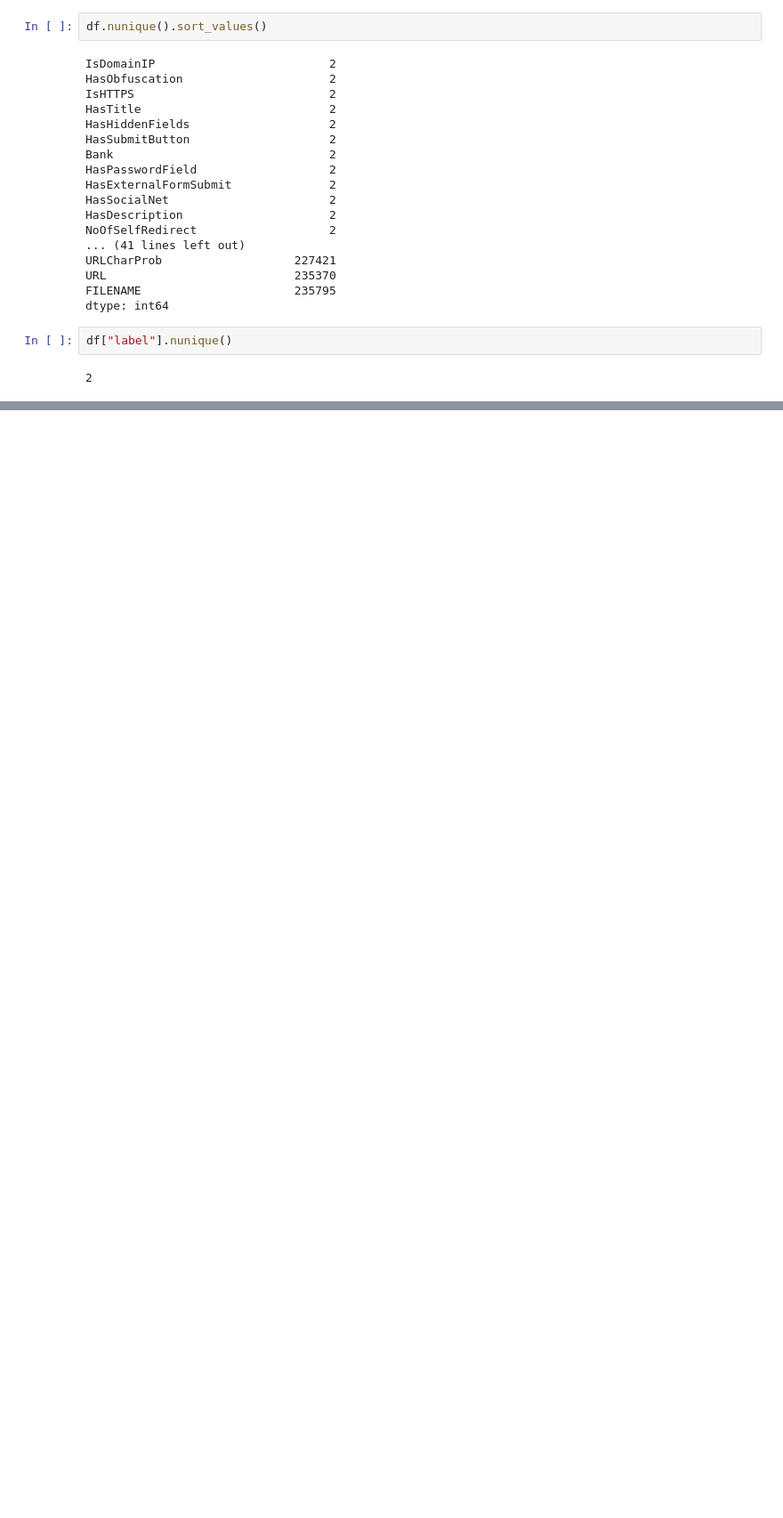
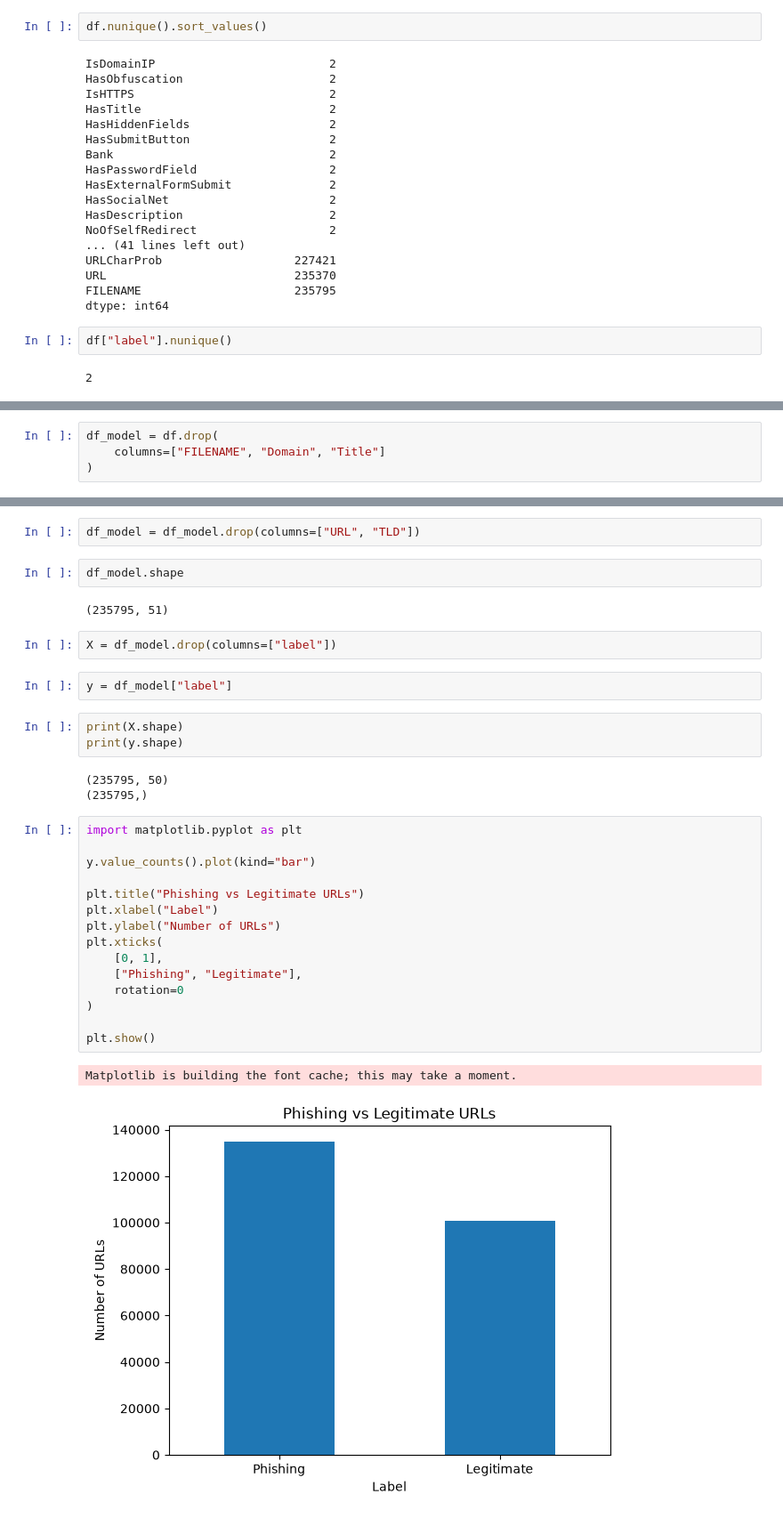
Before and after one commit to KARTHIKA-HANUMANDLA/Explainable-AI-based-phishing-URL-detection-system-, a Jupyter notebook: notebooks/day2_dataset_analysis.ipynb, the cells around one changed output, grey strips where cells are left out. Shown at 89% size. Cells and saved outputs as stored; diff of their text form; blank space fills up the shorter version.

Commit message:
Complete  ML model and documentation

```diff
--- a/notebooks/day2_dataset_analysis.ipynb
+++ b/notebooks/day2_dataset_analysis.ipynb
@@ -185,0 +203,4 @@ df["label"].nunique()
+# %%
+df_model = df.drop(
+    columns=["FILENAME", "Domain", "Title"]
+)
@@ -185,0 +251,34 @@ df["label"].nunique()
+# %%
+df_model = df_model.drop(columns=["URL", "TLD"])
+# %%
+df_model.shape
+# %% [output]
+(235795, 51)
+# %%
+X = df_model.drop(columns=["label"])
+# %%
+y = df_model["label"]
+# %%
+print(X.shape)
+print(y.shape)
+# %% [output]
+(235795, 50)
+(235795,)
+# %%
+import matplotlib.pyplot as plt
+
+y.value_counts().plot(kind="bar")
+
+plt.title("Phishing vs Legitimate URLs")
+plt.xlabel("Label")
+plt.ylabel("Number of URLs")
+plt.xticks(
+    [0, 1],
+    ["Phishing", "Legitimate"],
+    rotation=0
+)
+
+plt.show()
+# %% [output]
+Matplotlib is building the font cache; this may take a moment.
+[figure, added]
```
Also changed, not shown: parts of 8 cells of this notebook, 4 other files.
